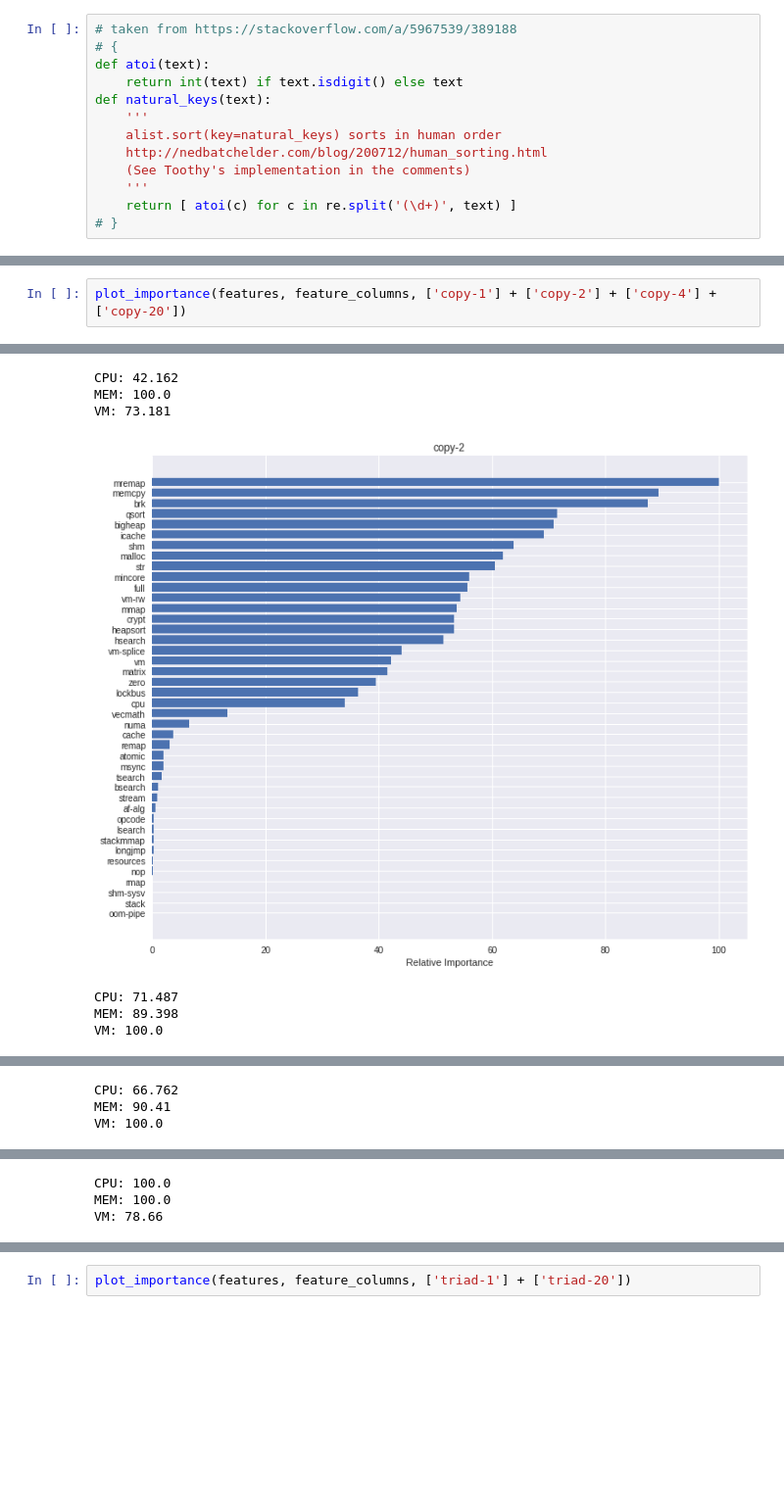
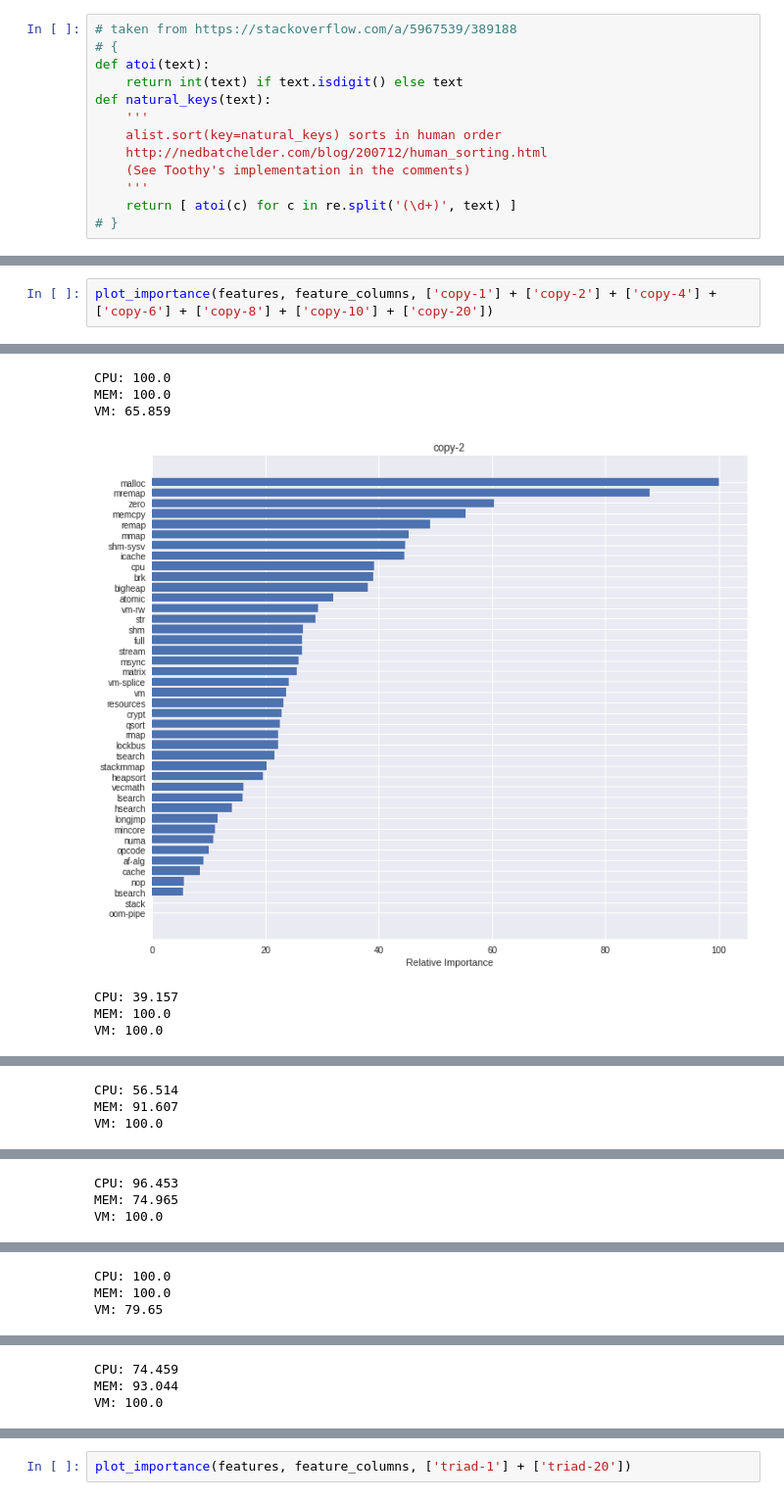
Before and after one commit to ivotron/quiho-popper, a Jupyter notebook: experiments/single-node/results/visualize.ipynb, the cells around one changed output, grey strips where cells are left out. Shown at 98% size. Cells and saved outputs as stored; diff of their text form; blank space fills up the shorter version.

```diff
--- a/experiments/single-node/results/visualize.ipynb
+++ b/experiments/single-node/results/visualize.ipynb
@@ -317,3 +331,3 @@ VM: 100.0
 # %%
-plot_importance(features, feature_columns, ['copy-1'] + ['copy-2'] + ['copy-4'] + ['copy-20'])
+plot_importance(features, feature_columns, ['copy-1'] + ['copy-2'] + ['copy-4'] + ['copy-6'] + ['copy-8'] + ['copy-10'] + ['copy-20'])
 # %% [output]
@@ -321,7 +335,7 @@ plot_importance(features, feature_columns, ['copy-1'] + ['copy-2'] + ['copy-4']
-CPU: 42.162
+CPU: 100.0
 MEM: 100.0
-VM: 73.181
+VM: 65.859
-[figure, old version]
+[figure, new version]
-CPU: 71.487
-MEM: 89.398
+CPU: 39.157
+MEM: 100.0
 VM: 100.0
@@ -329,3 +343,3 @@ VM: 100.0
-CPU: 66.762
-MEM: 90.41
+CPU: 56.514
+MEM: 91.607
 VM: 100.0
@@ -333,3 +347,3 @@ VM: 100.0
-CPU: 100.0
-MEM: 100.0
-VM: 78.66
+CPU: 96.453
+MEM: 74.965
+VM: 100.0
@@ -335,0 +351,3 @@ VM: 78.66
+CPU: 100.0
+MEM: 100.0
+VM: 79.65
@@ -335,0 +355,3 @@ VM: 78.66
+CPU: 74.459
+MEM: 93.044
+VM: 100.0
```
Also changed, not shown: parts of 13 cells of this notebook, 28 other files.
